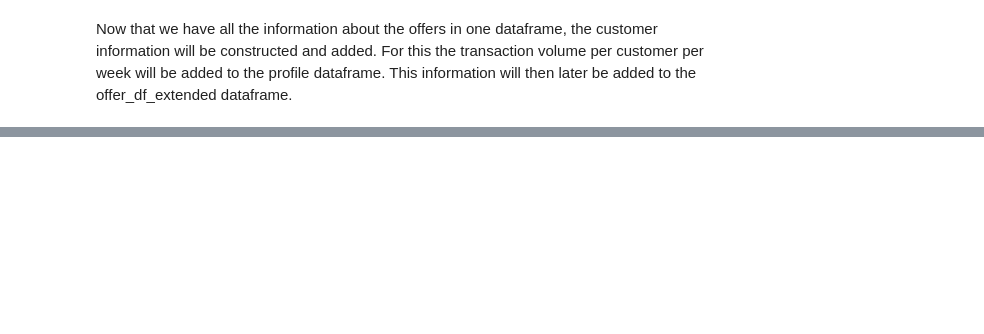
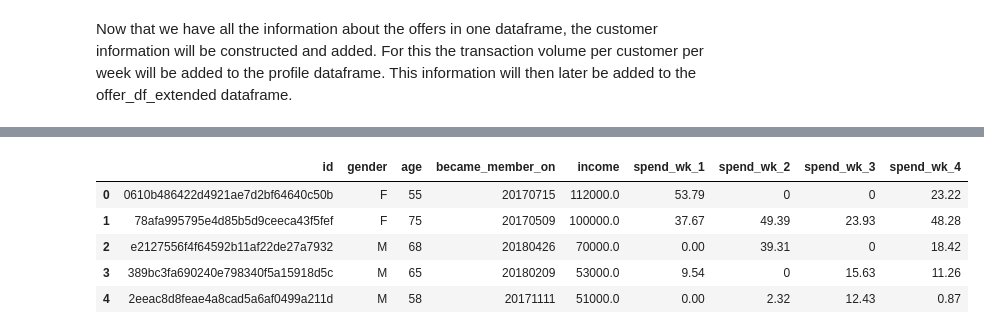
Before and after one commit to LucasAB11/Udacity_Capstone_Starbucks_App, a Jupyter notebook: Starbucks_Capstone_notebook.ipynb, the cells around one changed output, grey strips where cells are left out. Saved outputs shown, nothing was run; the diff lists cells and outputs as text; code cells hidden in the pictures; blank space fills up the shorter version.

```diff
--- a/Starbucks_Capstone_notebook.ipynb
+++ b/Starbucks_Capstone_notebook.ipynb
@@ -544,2 +453,39 @@ offer_df_extended.head(20)
 # %% [markdown]
 Now that we have all the information about the offers in one dataframe, the customer information will be constructed and added. For this the transaction volume per customer per week will be added to the profile dataframe. This information will then later be added to the offer_df_extended dataframe.
+# %%
+#define a function that calculates the weekly transaction volume for one customer
+def get_transaction_per_customer(transaction_df):
+    ''' Function for creating a new dataframe that records the transaction volume of a customer per full week of the
+    test period - transaction time is recorded in hours (max is 714h -> which makes 4.25 weeks)
+    Parameters:
+                transaction_df - pandas.DataFrame holding the records for all transactions of the customer
+
+    Output:
+                weekly_spent - Dictionary that holds the transaction volume per week of a customer
+    '''
+
+    # initialize variables that count transaction volume
+    spend_wk_1 = spend_wk_2 = spend_wk_3 = spend_wk_4 = 0
+    #iterate over each row and add amount spent to the total in the correct week
+    for index, row in transaction_df.iterrows():
+        #if time is within first 7 days (i.e., 7 * 24h = 168)
+        if row['time'] < 169:
+            spend_wk_1 += row['value']['amount']
+        #if time is within second 7 days (i.e., 168 + 7 * 24h = 336)
+        elif row['time'] < 337:
+            spend_wk_2 += row['value']['amount']
+        #if time is within third 7 days (i.e., 336 + 7 * 24h = 504)
+        elif row['time'] < 505:
+            spend_wk_3 += row['value']['amount']
+        #if time is within fourth 7 days (i.e., 504 + 7 * 24h = 672)
+        elif row['time'] < 673:
+            spend_wk_4 += row['value']['amount']
+        #all transactions in the last (incomplete) week are ignored
+    #create dictionary with the values for each week
+    weekly_spent = {'spend_wk_1' : spend_wk_1,
+                    'spend_wk_2' : spend_wk_2,
+                    'spend_wk_3' : spend_wk_3,
+                    'spend_wk_4' : spend_wk_4}
+
+    #return dictionary
+    return weekly_spent
@@ -545,0 +534,9 @@ Now that we have all the information about the offers in one dataframe, the cust
+# %%
+#test function
+test_profile = clean_profile.head(100)
+test_transcript = clean_transcript.copy()
+
+%time result = get_customer_spending(test_profile, test_transcript)
+
+result.head()
+# %% [output]
@@ -545,0 +545,6 @@ Now that we have all the information about the offers in one dataframe, the cust
+|  | id | gender | age | became_member_on | income | spend_wk_1 | spend_wk_2 | spend_wk_3 | spend_wk_4 |
+| 0 | 0610b486422d4921ae7d2bf64640c50b | F | 55 | 20170715 | 112000.0 | 53.79 | 0 | 0 | 23.22 |
+| 1 | 78afa995795e4d85b5d9ceeca43f5fef | F | 75 | 20170509 | 100000.0 | 37.67 | 49.39 | 23.93 | 48.28 |
+| 2 | e2127556f4f64592b11af22de27a7932 | M | 68 | 20180426 | 70000.0 | 0.00 | 39.31 | 0 | 18.42 |
+| 3 | 389bc3fa690240e798340f5a15918d5c | M | 65 | 20180209 | 53000.0 | 9.54 | 0 | 15.63 | 11.26 |
+| 4 | 2eeac8d8feae4a8cad5a6af0499a211d | M | 58 | 20171111 | 51000.0 | 0.00 | 2.32 | 12.43 | 0.87 |
```
Also changed, not shown: parts of 23 cells of this notebook, 1 other file.
